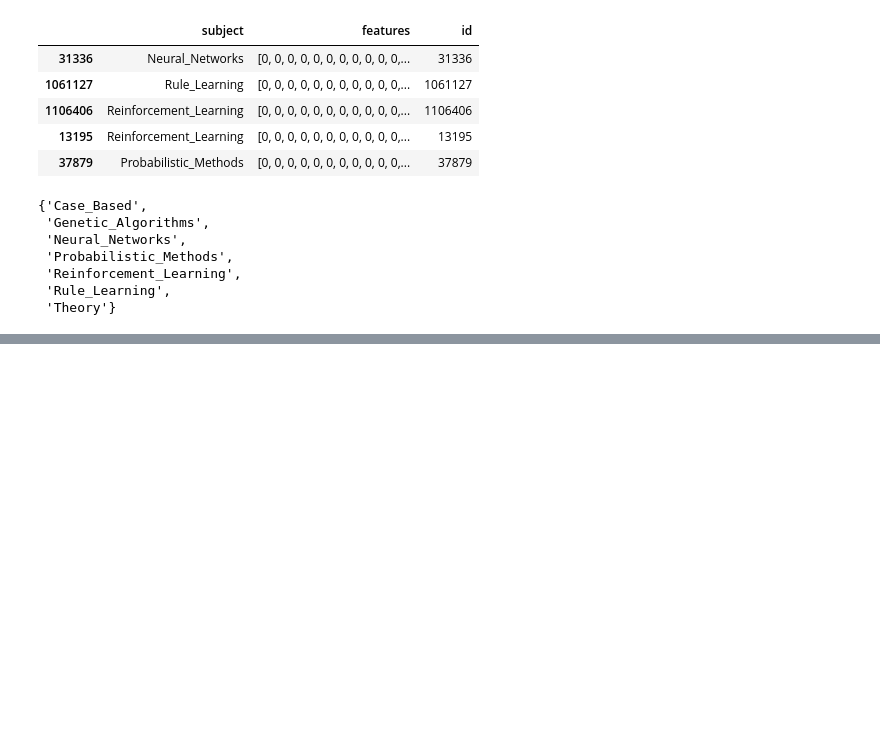
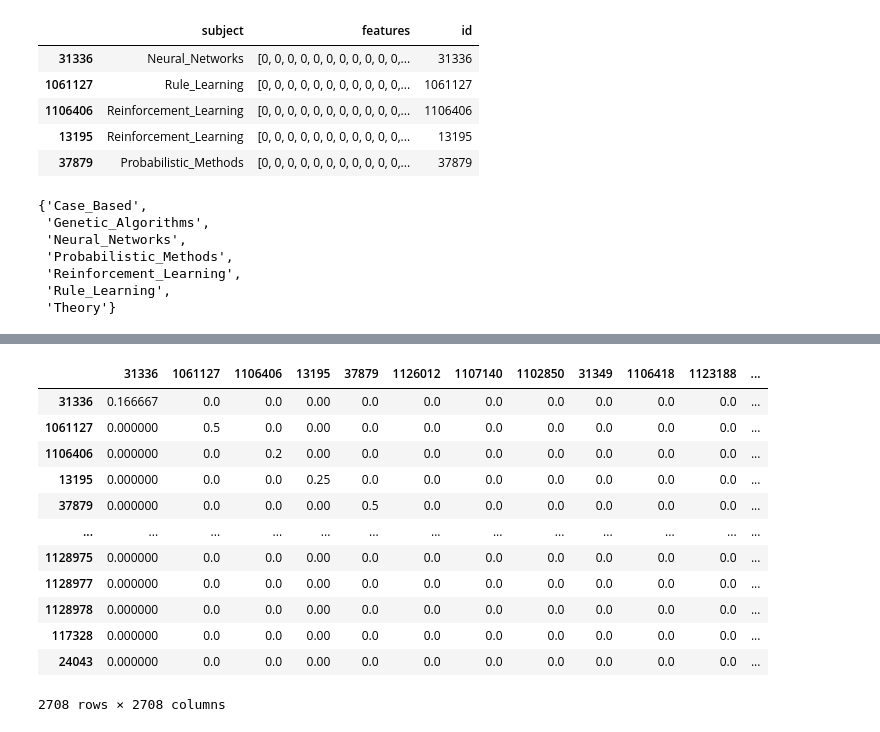
Before and after one commit to SeyfGoumeida/Supervised_Learning_Cora_Citeseed_PubMed, a Jupyter notebook: Projet_«_Apprentissage_supervisé_».ipynb, the cells around one changed output, grey strips where cells are left out. Drawn from its saved outputs; the diff is of its cells as text; code cells hidden in the pictures; blank space fills up the shorter version.

```diff
--- a/Projet_«_Apprentissage_supervisé_».ipynb
+++ b/Projet_«_Apprentissage_supervisé_».ipynb
@@ -264,0 +832,16 @@ set(node_list["subject"])
+# %%
+D_1
+# %% [output]
+|  | 31336 | 1061127 | 1106406 | 13195 | 37879 | 1126012 | 1107140 | 1102850 | 31349 | 1106418 | 1123188 | ... |
+| 31336 | 0.166667 | 0.0 | 0.0 | 0.00 | 0.0 | 0.0 | 0.0 | 0.0 | 0.0 | 0.0 | 0.0 | ... |
+| 1061127 | 0.000000 | 0.5 | 0.0 | 0.00 | 0.0 | 0.0 | 0.0 | 0.0 | 0.0 | 0.0 | 0.0 | ... |
+| 1106406 | 0.000000 | 0.0 | 0.2 | 0.00 | 0.0 | 0.0 | 0.0 | 0.0 | 0.0 | 0.0 | 0.0 | ... |
+| 13195 | 0.000000 | 0.0 | 0.0 | 0.25 | 0.0 | 0.0 | 0.0 | 0.0 | 0.0 | 0.0 | 0.0 | ... |
+| 37879 | 0.000000 | 0.0 | 0.0 | 0.00 | 0.5 | 0.0 | 0.0 | 0.0 | 0.0 | 0.0 | 0.0 | ... |
+| ... | ... | ... | ... | ... | ... | ... | ... | ... | ... | ... | ... | ... |
+| 1128975 | 0.000000 | 0.0 | 0.0 | 0.00 | 0.0 | 0.0 | 0.0 | 0.0 | 0.0 | 0.0 | 0.0 | ... |
+| 1128977 | 0.000000 | 0.0 | 0.0 | 0.00 | 0.0 | 0.0 | 0.0 | 0.0 | 0.0 | 0.0 | 0.0 | ... |
+| 1128978 | 0.000000 | 0.0 | 0.0 | 0.00 | 0.0 | 0.0 | 0.0 | 0.0 | 0.0 | 0.0 | 0.0 | ... |
+| 117328 | 0.000000 | 0.0 | 0.0 | 0.00 | 0.0 | 0.0 | 0.0 | 0.0 | 0.0 | 0.0 | 0.0 | ... |
+| 24043 | 0.000000 | 0.0 | 0.0 | 0.00 | 0.0 | 0.0 | 0.0 | 0.0 | 0.0 | 0.0 | 0.0 | ... |
+2708 rows × 2708 columns
```
Also changed, not shown: parts of 159 cells of this notebook.
